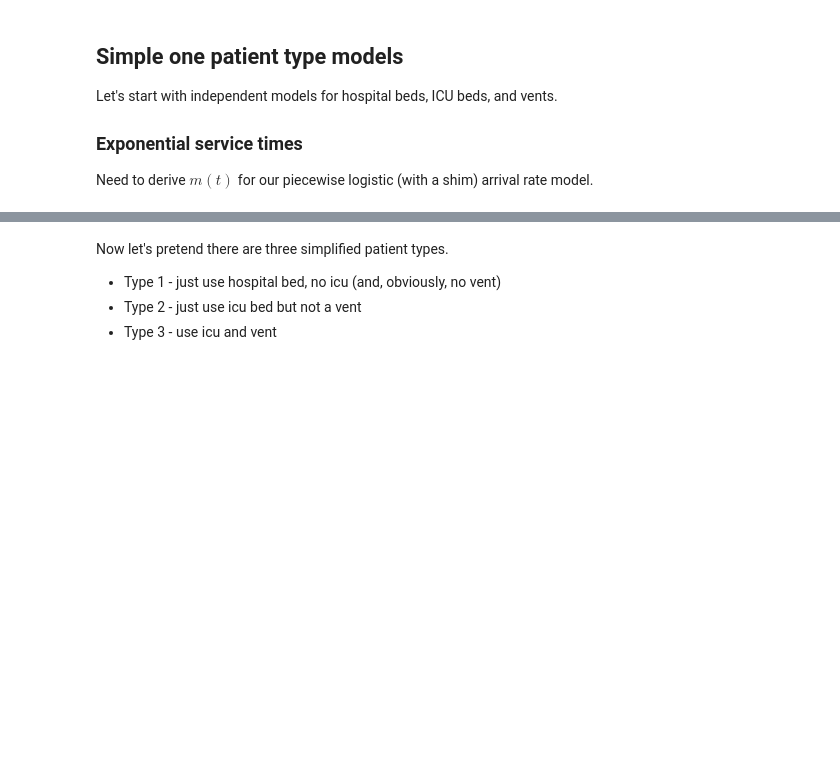
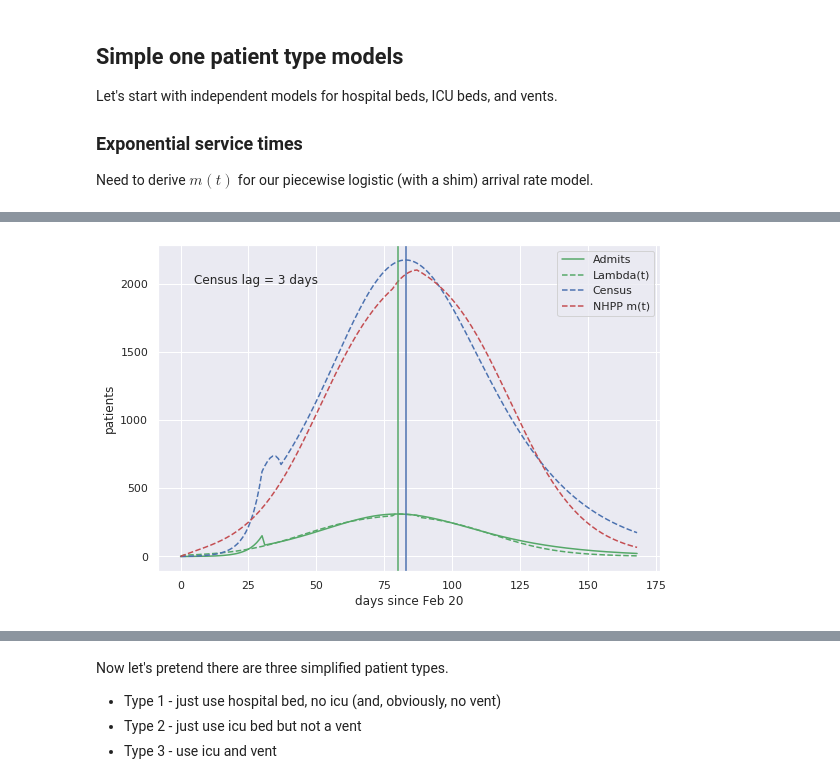
Before and after one commit to misken/c19, a Jupyter notebook: mychime/modeling/chime_flow_resources_p2.ipynb, the cells around one changed output, grey strips where cells are left out. Cells and saved outputs as stored; diff of their text form; code cells hidden in the pictures; blank space fills up the shorter version.

```diff
--- a/mychime/modeling/chime_flow_resources_p2.ipynb
+++ b/mychime/modeling/chime_flow_resources_p2.ipynb
@@ -546,0 +601,11 @@ Need to derive $m(t)$ for our piecewise logistic (with a shim) arrival rate mode
+# %%
+lam_hosp = partial(admit_lambda, t1=shimx_lower, t2=shimx_upper, L0_g=L0_growth, k0_g=k0_growth, t0_g=t00_growth,
+                L0_d=L0_decay, k0_d=k0_decay, t0_d=t00_decay,
+                a=a, b=b, c=c)
+# %%
+def mv_t_hosp_integrand(u, t, lam_hosp, los_rv):
+    return los_rv.sf(u) * lam_hosp(t - u)
+# %%
+def mv_t_hosp(t, lam_hosp, los_rv):
+    I = quad(mv_t_hosp_integrand, 0, t, args=(t, lam_hosp, los_rv))
+    return I
@@ -546,0 +636,23 @@ Need to derive $m(t)$ for our piecewise logistic (with a shim) arrival rate mode
+# %%
+x = np.array(hosp_data_wide.day0)
+y_admits = np.array(hosp_data_wide.admits_hospitalized)
+y_lambda = np.array([lam_hosp(t) for t in hosp_data_wide.day0])
+y_census = np.array(hosp_data_wide.census_hospitalized)
+y_mv = np.array([mv_t_hosp(t, lam_hosp, rv_hosp)[0] for t in hosp_data_wide.day0])
+admit_peak = np.argmax(y_admits) + np.min(x)
+census_peak = np.argmax(y_census) + np.min(x)
+lag_txt = "Census lag = {} days".format(census_peak - admit_peak)
+# %%
+plt.plot(x, y_admits, 'g-', label="Admits")
+plt.plot(x, y_lambda, 'g--', label="Lambda(t)")
+plt.plot(x, y_census, 'b--', label="Census")
+plt.plot(x, y_mv, 'r--', label="NHPP m(t)")
+plt.xlabel('days since Feb 20')
+plt.ylabel('patients')
+plt.axvline(admit_peak, color = 'g')
+plt.axvline(census_peak, color = 'b')
+plt.text(5,2000, lag_txt)
+plt.legend()
+plt.show()
+# %% [output]
+[figure, added]
```
Also changed, not shown: parts of 35 cells of this notebook, 1 other file.
